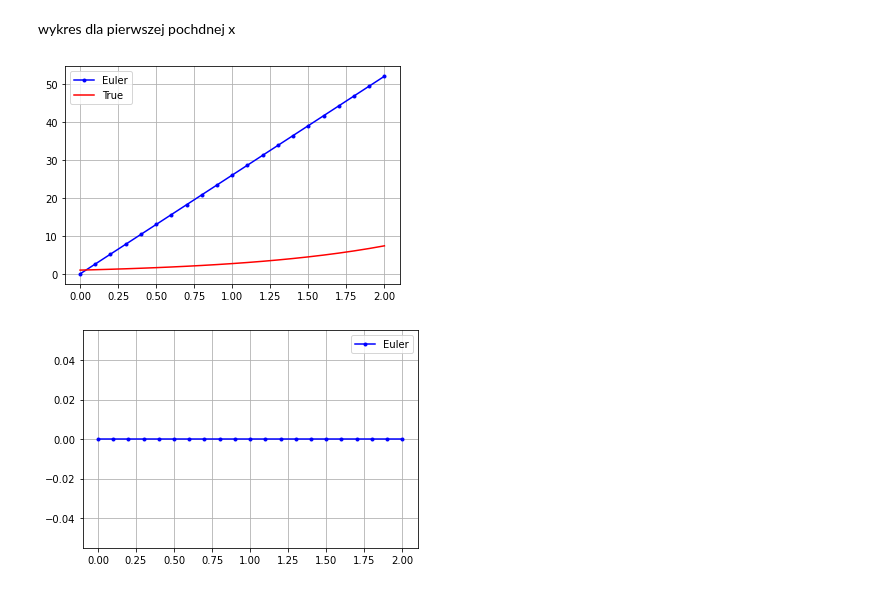
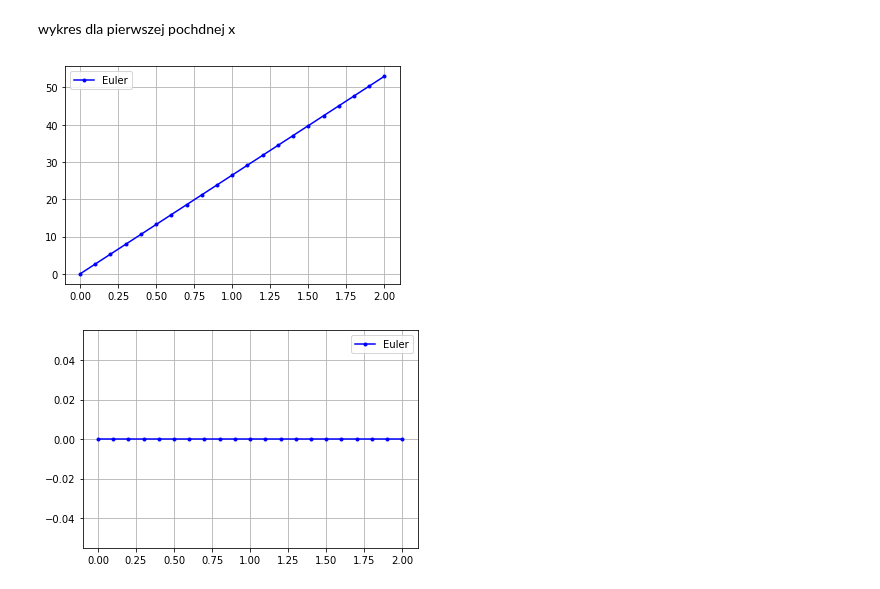
Before and after one commit to maggszy/rownania_rozniczkowe, a Jupyter notebook: rownaniarozniczkowe-wer.ipynb, the cells around one changed output. Saved outputs shown, nothing was run; the diff lists cells and outputs as text; code cells hidden in the pictures.

```diff
--- a/rownaniarozniczkowe-wer.ipynb
+++ b/rownaniarozniczkowe-wer.ipynb
@@ -108,21 +110,26 @@ NameError: name 'm' is not defined
 wykres dla pierwszej pochdnej x
 # %%
 t = np.linspace(0,2,21)
+
 y0 = 0
 v=26.5
 b=0
-f = x_prime2(26,0)
+p = x_prime2(v,b)
+#np.reshape(t,int(f))
 #f = lambda y,t: y
-y = odeEuler(f,y0,t)
-y_true = np.exp(t) #nieistotne jakby co
-plt.plot(t,y,'b.-',t,y_true,'r-')
-plt.legend(['Euler','True'])
+y = odeEuler(p,y0,t)
+
+plt.plot(t,y,'b.-')
+
+
+
+plt.legend(['Euler'])
 #plt.axis([0,2,0,9])
 plt.grid(True)
 #plt.title("Solution of $y'=y , y(0)=0$")
 plt.show()
 # %% [output]
-[figure, old version]
+[figure, new version]
 # %%
 t = np.linspace(0,2,21)
 y0 = 0
```
Also changed, not shown: parts of 29 cells of this notebook.
